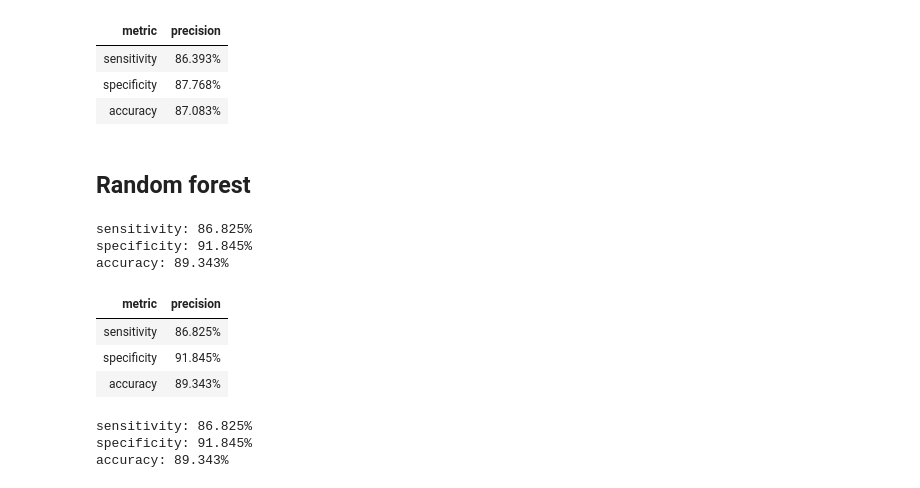
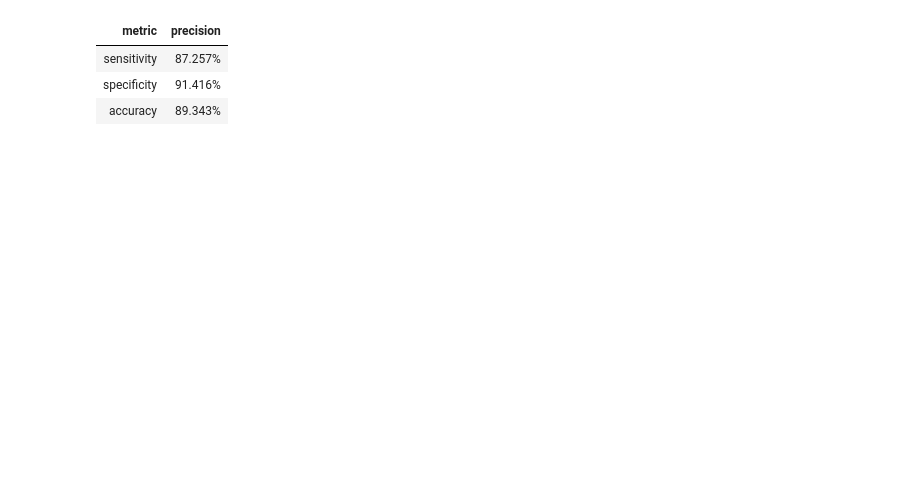
Before and after one commit to KuroHaka/epilepsy-seizure-detection-v1, a Jupyter notebook: model.ipynb, the cells around one changed output. Drawn from its saved outputs; the diff is of its cells as text; code cells hidden in the pictures; blank space fills up the shorter version.

```diff
--- a/model.ipynb
+++ b/model.ipynb
@@ -34,4 +65,5 @@ def metrics(y_test,y_pred):
-# %%
-clf=KNeighborsClassifier(n_neighbors=60, n_jobs=-1)
-clf.fit(X_train, y_train)
-y_pred = clf.predict(X_test)
+# %%
+%%time
+svm=SVC(kernel='linear')
+svm.fit(X_train.values, y_train)
+y_pred = svm.predict(X_test.values)
@@ -47,4 +79,0 @@ metrics(y_test, y_pred)
-# %%
-clf=SVC(kernel='linear')
-clf.fit(X_train, y_train)
-y_pred = clf.predict(X_test)
@@ -50,0 +82,5 @@ y_pred = clf.predict(X_test)
+# %%
+%%time
+rf=RandomForestClassifier(n_estimators=100)
+rf.fit(X_train.values, y_train)
+y_pred = rf.predict(X_test.values)
@@ -51,18 +90,7 @@ y_pred = clf.predict(X_test)
 # %%
-metrics(y_test, y_pred)
+metrics(y_test, y_pred).style.hide(axis="index")
 # %% [output]
 | metric | precision |
-| sensitivity | 86.393% |
-| specificity | 87.768% |
-| accuracy | 87.083% |
+| sensitivity | 87.257% |
+| specificity | 91.416% |
+| accuracy | 89.343% |
-# %% [markdown]
-## Random forest
-# %%
-tn, fp, fn, tp = confusion_matrix(y_test, y_pred).ravel()
-print(f'sensitivity: {(tp/(tp+fn))*100:.3f}%')
-print(f'specificity: {(tn/(fp+tn))*100:.3f}%')
-print(f'accuracy: {((tp+tn)/(tn+fp+fn+tp))*100:.3f}%')
-# %% [output]
-sensitivity: 86.825%
-specificity: 91.845%
-accuracy: 89.343%
@@ -73,16 +96,0 @@ y_pred = clf.predict(X_test)
-# %%
-metrics(y_test, y_pred)
-# %% [output]
-| metric | precision |
-| sensitivity | 86.825% |
-| specificity | 91.845% |
-| accuracy | 89.343% |
-# %%
-tn, fp, fn, tp = confusion_matrix(y_test, y_pred).ravel()
-print(f'sensitivity: {(tp/(tp+fn))*100:.3f}%')
-print(f'specificity: {(tn/(fp+tn))*100:.3f}%')
-print(f'accuracy: {((tp+tn)/(tn+fp+fn+tp))*100:.3f}%')
-# %% [output]
-sensitivity: 86.825%
-specificity: 91.845%
-accuracy: 89.343%
```
Also changed, not shown: parts of 46 cells of this notebook, 5 other files.
